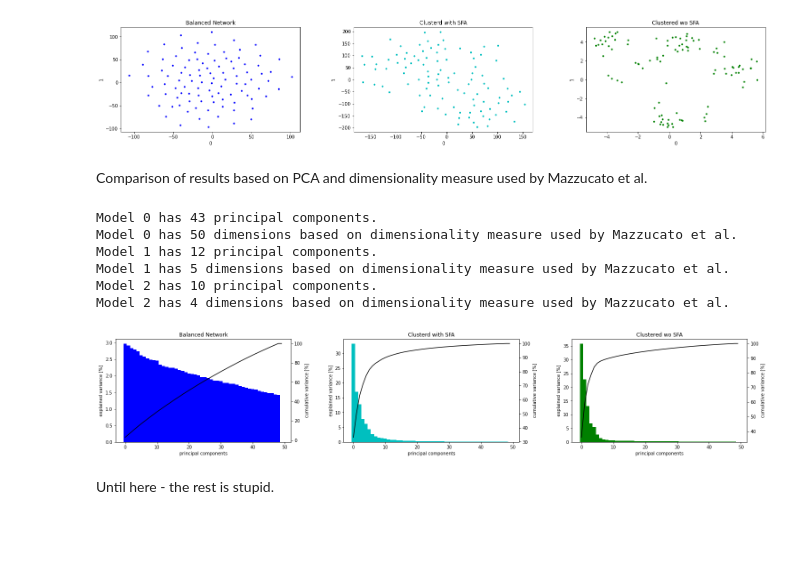
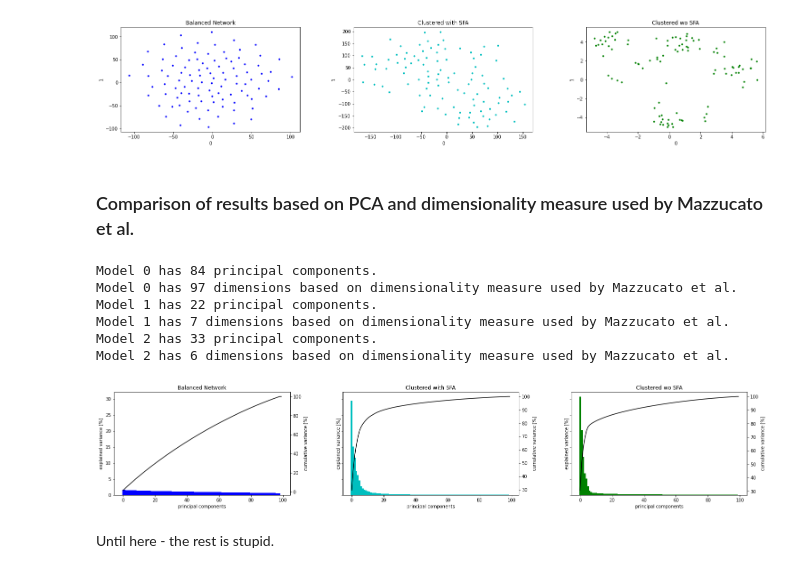
Before and after one commit to LeyloJohnny/Computational-Neuroscience, a Jupyter notebook: Dimensionality_reduction.ipynb, the cells around one changed output. Cells and saved outputs as stored; diff of their text form; code cells hidden in the pictures; blank space fills up the shorter version.

Commit message:
Fixed PCA visualization?

```diff
--- a/Dimensionality_reduction.ipynb
+++ b/Dimensionality_reduction.ipynb
@@ -268,26 +265,6 @@ from sklearn.decomposition import PCA
 from sklearn.preprocessing import StandardScaler
 # %% [markdown]
 ### Generate dataframe:
-# %%
-'''
-#define titles for columns and rows in the dataframe that will be generated from the spike count matrix
-cols = ['Interval{}'.format(int(col+1)) for col in range(intervals)] #columns represent the time intervals/time bins (= samples)
-rows = ['Neuron{}'.format(int(row+1)) for row in range(neurons)] #rows represent the neurons (= features)
-
-#create list for the data to be analyzed for each model
-models_data = []
-
-#for every model
-for i in range(len(models)):
-  #create a dataframe from the spike count matrix
-  current = spike_count_matrix[i].T
-  data = pd.DataFrame(data = current, index = rows, columns = cols)
-  #add the dataframe to the list (containing one dataframe per model)
-  models_data.append(data)
-
-#exemplarily show the dataframe for the second model
-models_data[1].head(neurons)
-'''
 # %%
 #define titles for columns and rows in the dataframe that will be generated from the spike count matrix
 cols = ['Neuron{}'.format(int(col+1)) for col in range(neurons)] #rows represent the neurons (= features)
@@ -416,7 +393,7 @@ for model in range(len(models)):
   #y axis:
   #x axis:
 
-  axes[model].scatter(pca_results[model][0],pca_results[model][1], color = colors[model], marker = ".")
+  axes[model].scatter(pca_results[model][:, 0],pca_results[model][:, 1], color = colors[model], marker = ".")
 
 #show the figure
 plt.show()
@@ -473,7 +451,7 @@ plt.show()
 # %% [output]
 [figure]
 # %% [markdown]
-Comparison of results based on PCA and dimensionality measure used by Mazzucato et al.
+### Comparison of results based on PCA and dimensionality measure used by Mazzucato et al.
 # %%
 #for every model
 for i in range(len(models)):
@@ -495,15 +473,15 @@ for i in range(len(models)):
   #print the results
   print("Model " + str(i) + " has " + str(int(result)) + " dimensions based on dimensionality measure used by Mazzucato et al.")
 # %% [output]
-Model 0 has 43 principal components.
-Model 0 has 50 dimensions based on dimensionality measure used by Mazzucato et al.
-Model 1 has 12 principal components.
-Model 1 has 5 dimensions based on dimensionality measure used by Mazzucato et al.
-Model 2 has 10 principal components.
-Model 2 has 4 dimensions based on dimensionality measure used by Mazzucato et al.
+Model 0 has 84 principal components.
+Model 0 has 97 dimensions based on dimensionality measure used by Mazzucato et al.
+Model 1 has 22 principal components.
+Model 1 has 7 dimensions based on dimensionality measure used by Mazzucato et al.
+Model 2 has 33 principal components.
+Model 2 has 6 dimensions based on dimensionality measure used by Mazzucato et al.
 # %%
 #initiate figure and axes
-fig, axes1 = plt.subplots(figsize= (20, 4), nrows=1, ncols=len(models))
+fig, axes1 = plt.subplots(figsize= (20, 4), nrows=1, ncols=len(models), sharey = True)
 
 #define title for columns
 cols = ['{}'.format(col) for col in model_names]
@@ -516,34 +494,34 @@ pad = 5 # in points
 
 #label columns
 for ax, col in zip(axes1, cols):
     ax.annotate(col, xy=(0.5, 1), xytext=(0, pad),
                 xycoords='axes fraction', textcoords='offset points',
                 size='large', ha='center', va='baseline')
 
 #arrange subplots
 fig.tight_layout()
 # tight_layout doesn't take labels into account
 # more space needed:
 fig.subplots_adjust(left = 0, top = 0.95, wspace = 0.3)
 
 #define colors for different models
 colors = ['b', 'c', 'g']
 
 #for every model
 for model in range(len(models)):
   axis2 = axes1[model].twinx()
   #make subplots, intervals in columns, models in rows, different color for every model
   #y axis: spike count (based on spike count matrix)
   #x axis: neurons (based on max. neuron id)
 
   axes1[model].bar(range(intervals),variance_ratio[model][:]*100, width = 1, color = colors[model])
   axis2.plot(range(intervals), cumulative_variance[model]*100, color = "k")
   axis2.set_ylabel('cumulative variance [%]')
 
 #show the figure
 plt.show()
 # %% [output]
-[figure, old version]
+[figure, new version]
 # %% [markdown]
 Until here - the rest is stupid.
 # %% [markdown]
```
Also changed, not shown: parts of 7 cells of this notebook.
